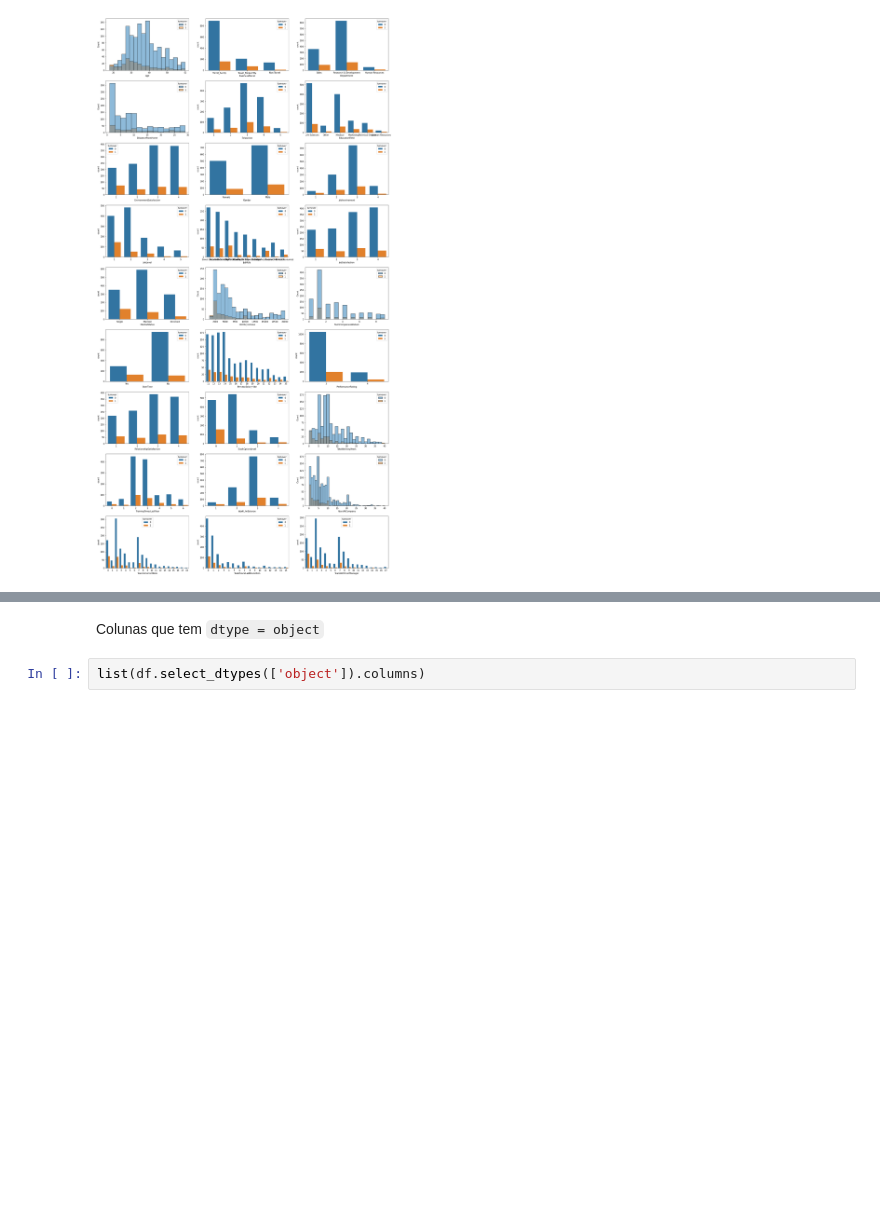
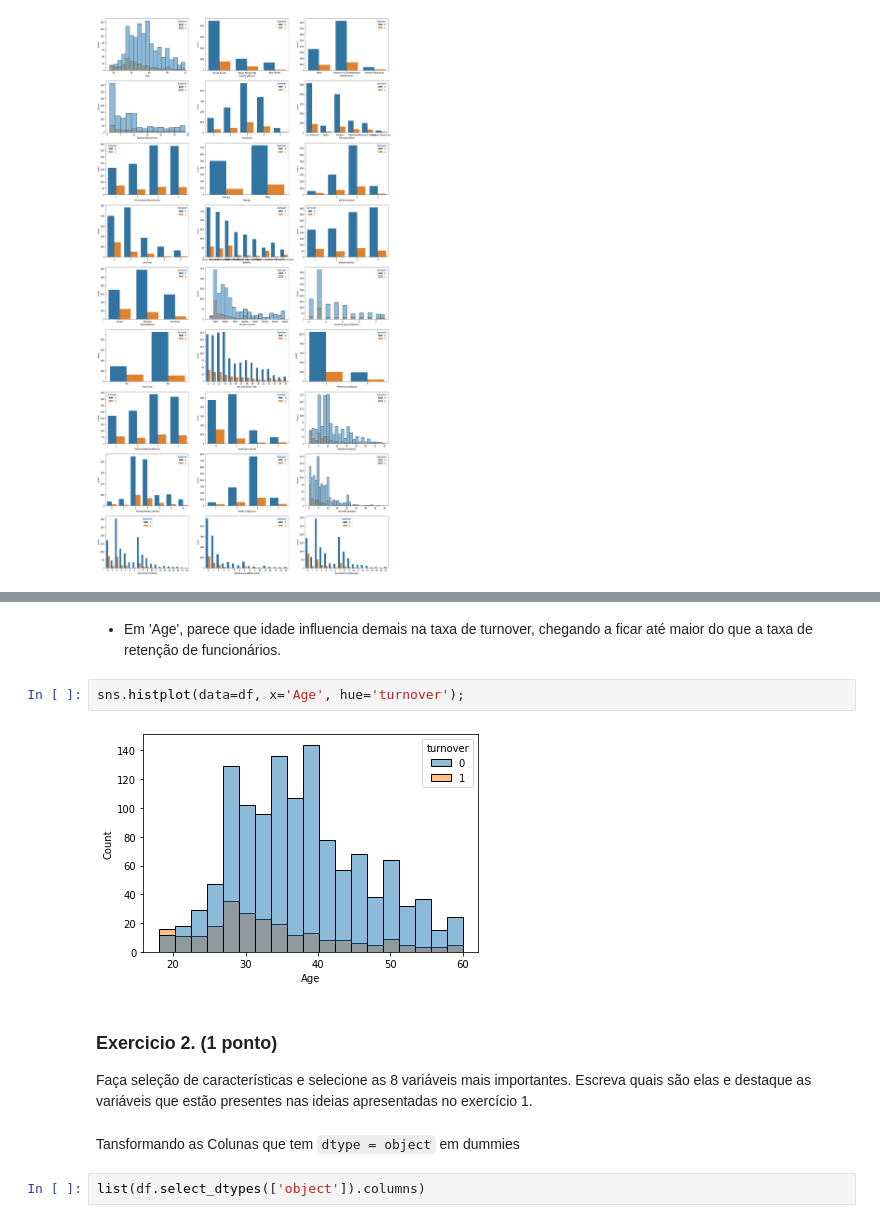
Before and after one commit to flaviowu/Blue_DS, a Jupyter notebook: Modulo3/Projeto1/Projeto1.M03.ipynb, the cells around one changed output, grey strips where cells are left out. Cells and saved outputs as stored; diff of their text form; blank space fills up the shorter version.

```diff
--- a/Modulo3/Projeto1/Projeto1.M03.ipynb
+++ b/Modulo3/Projeto1/Projeto1.M03.ipynb
@@ -240,5 +257,14 @@ sns.countplot(ax=ax[8,2], data=df, x='YearsWithCurrManager', hue='turnover');
+# %% [markdown]
+- Em 'Age', parece que idade influencia demais na taxa de turnover, chegando a ficar até maior do que a taxa de retenção de funcionários.
+# %%
+sns.histplot(data=df, x='Age', hue='turnover');
+# %% [output]
+[figure, added]
+# %% [markdown]
+### Exercicio 2. (1 ponto)
+Faça seleção de características e selecione as 8 variáveis mais importantes. Escreva quais são elas e destaque as variáveis que estão presentes nas ideias apresentadas no exercício 1.
 # %% [markdown]
-Colunas que tem ``dtype = object``
+Tansformando as Colunas que tem ``dtype = object`` em dummies
 # %%
 list(df.select_dtypes(['object']).columns)
 # %% [output]
```
Also changed, not shown: parts of 23 cells of this notebook.
